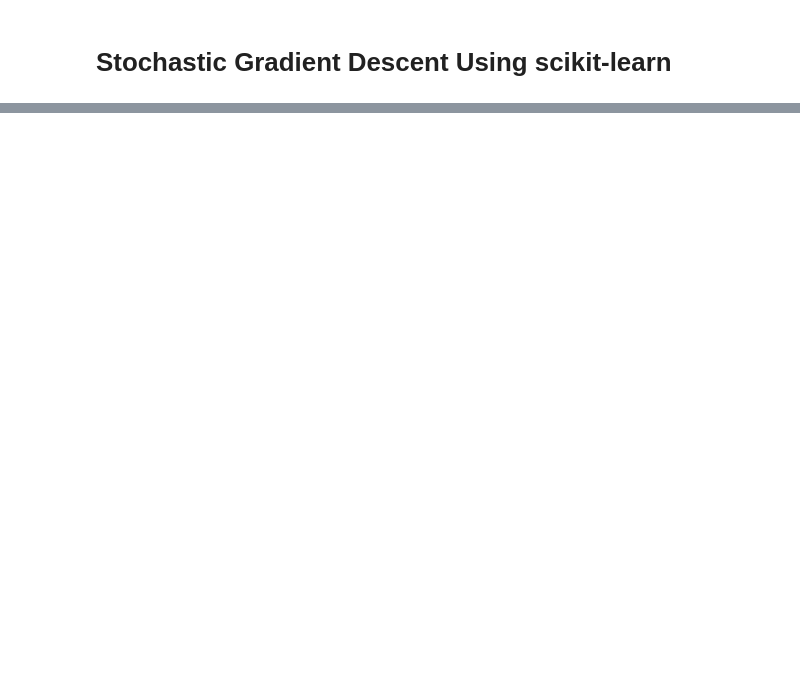
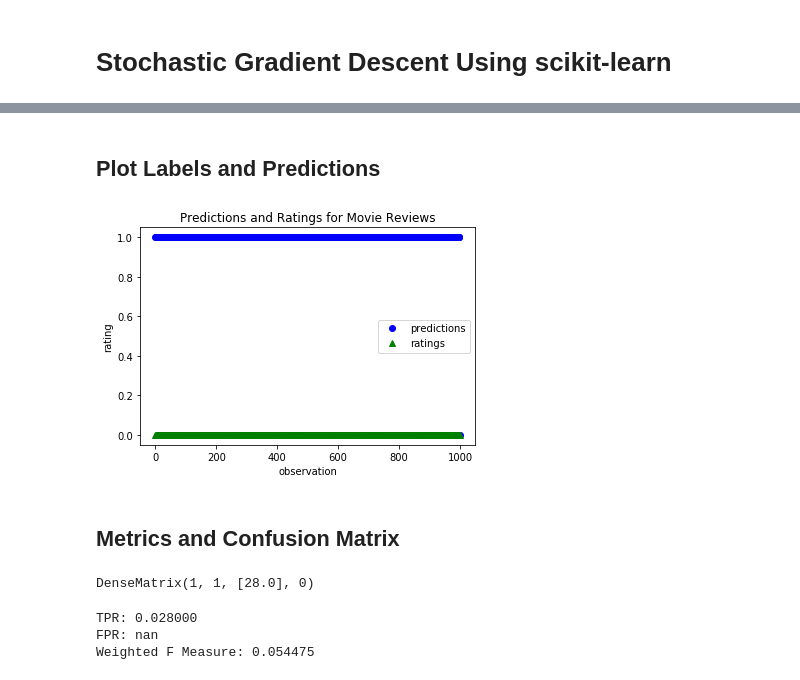
Before and after one commit to itudoben/sentimentanalysis, a Jupyter notebook: notebooks/sentiment_analysis.ipynb, the cells around one changed output, grey strips where cells are left out. Drawn from its saved outputs; the diff is of its cells as text; code cells hidden in the pictures; blank space fills up the shorter version.

Commit message:
ADD HTML tags spark pipeline transformer. ADD plotting predictions vs. labels. ADD metrics confusion matrix on SGD.

```diff
--- a/notebooks/sentiment_analysis.ipynb
+++ b/notebooks/sentiment_analysis.ipynb
@@ -771,0 +402,12 @@ range 3
+# %%
+# Get the streaming
+data_stream = stream_doc()
+
+# Train the 45000 data from the entire data set.
+for i in range(20):
+    print("Fitting batch #%i" % i)
+    X_train, y_labels_train = generate_X_y_labels(data_stream, 1000)
+    if not len(X_train): break
+
+    # Update the SGD regression weights.
+    model_sgd = clf.partial_fit(X_train, y_labels_train, classes=classes)
@@ -771,0 +462,4 @@ range 3
+# %%
+X, Y = generate_X_y_labels(stream_doc(), 1000)
+predictions = model_sgd.predict(X)
+predictions[:10], Y[:10], X[:10]
@@ -771,0 +478,4 @@ range 3
+# %%
+zipped_p_l = np.dstack((predictions, Y))
+predictions_and_labels = sc.parallelize(zipped_p_l[0]).map(lambda row: (float(row[0]), float(row[1])))
+zipped_p_l, predictions_and_labels.take(5)
@@ -771,0 +491,36 @@ range 3
+# %% [markdown]
+## Plot Labels and Predictions
+# %%
+Y_predictions = np.array(predictions_and_labels.toDF().toPandas()['_1'])
+Y_labels = np.array(predictions_and_labels.toDF().toPandas()['_2'])
+# %%
+# Define coordinates.
+Xs = np.arange(0, predictions.shape[0], 1)
+
+plt.plot(Xs, Y_predictions, 'bo', label='predictions')
+plt.plot(Xs, Y_labels, 'g^', label='ratings')
+
+plt.xlabel('observation')
+plt.ylabel('rating')
+
+plt.title("Predictions and Ratings for Movie Reviews")
+
+plt.legend()
+plt.show()
+# %% [output]
+[figure, added]
+# %% [markdown]
+## Metrics and Confusion Matrix
+# %%
+metrics = MulticlassMetrics(predictions_and_labels)
+metrics.confusionMatrix()
+# %% [output]
+DenseMatrix(1, 1, [28.0], 0)
+# %%
+print("TPR: %f" % metrics.truePositiveRate(0.0))
+print("FPR: %f" % metrics.falsePositiveRate(0.0))
+print("Weighted F Measure: %f" % metrics.weightedFMeasure())
+# %% [output]
+TPR: 0.028000
+FPR: nan
+Weighted F Measure: 0.054475
```
Also changed, not shown: parts of 100 cells of this notebook, 3 other files.
